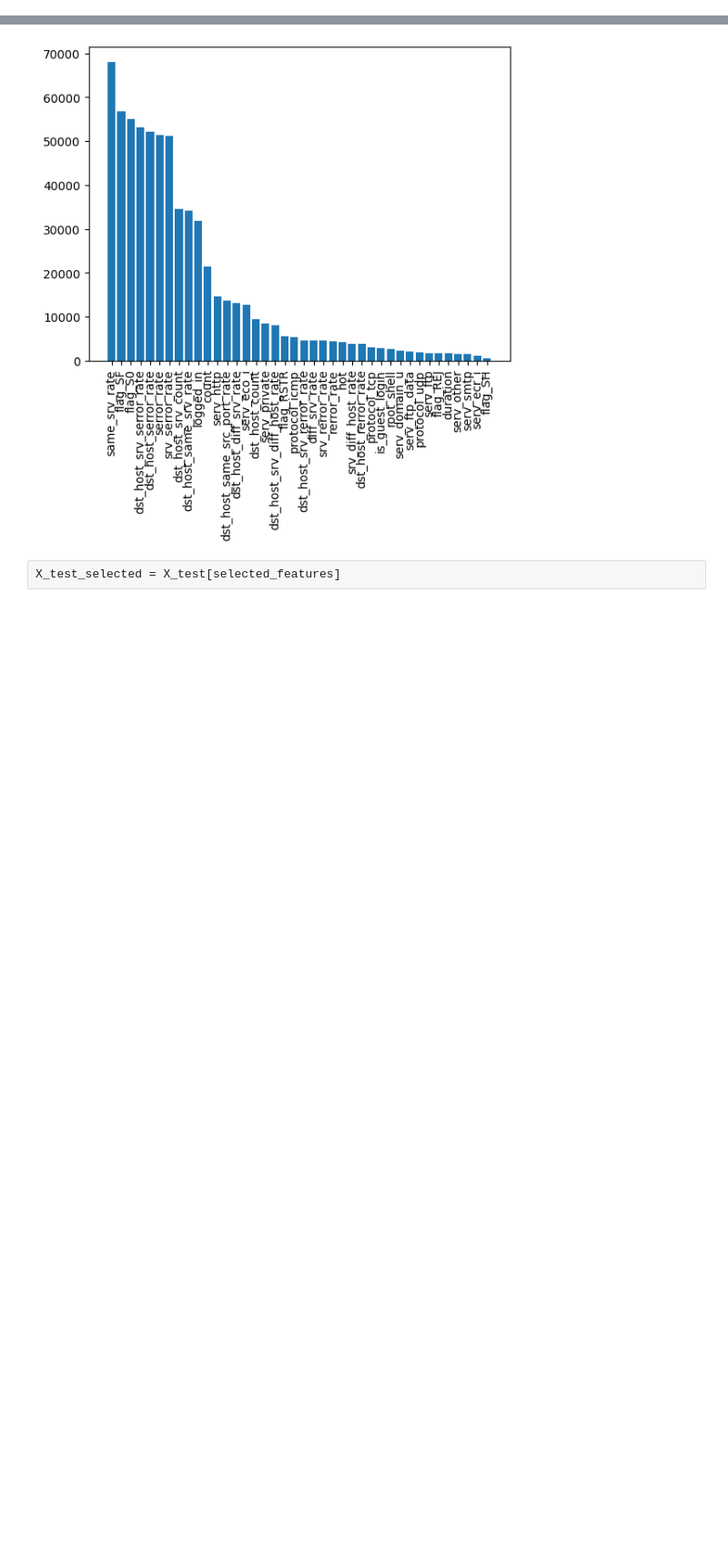
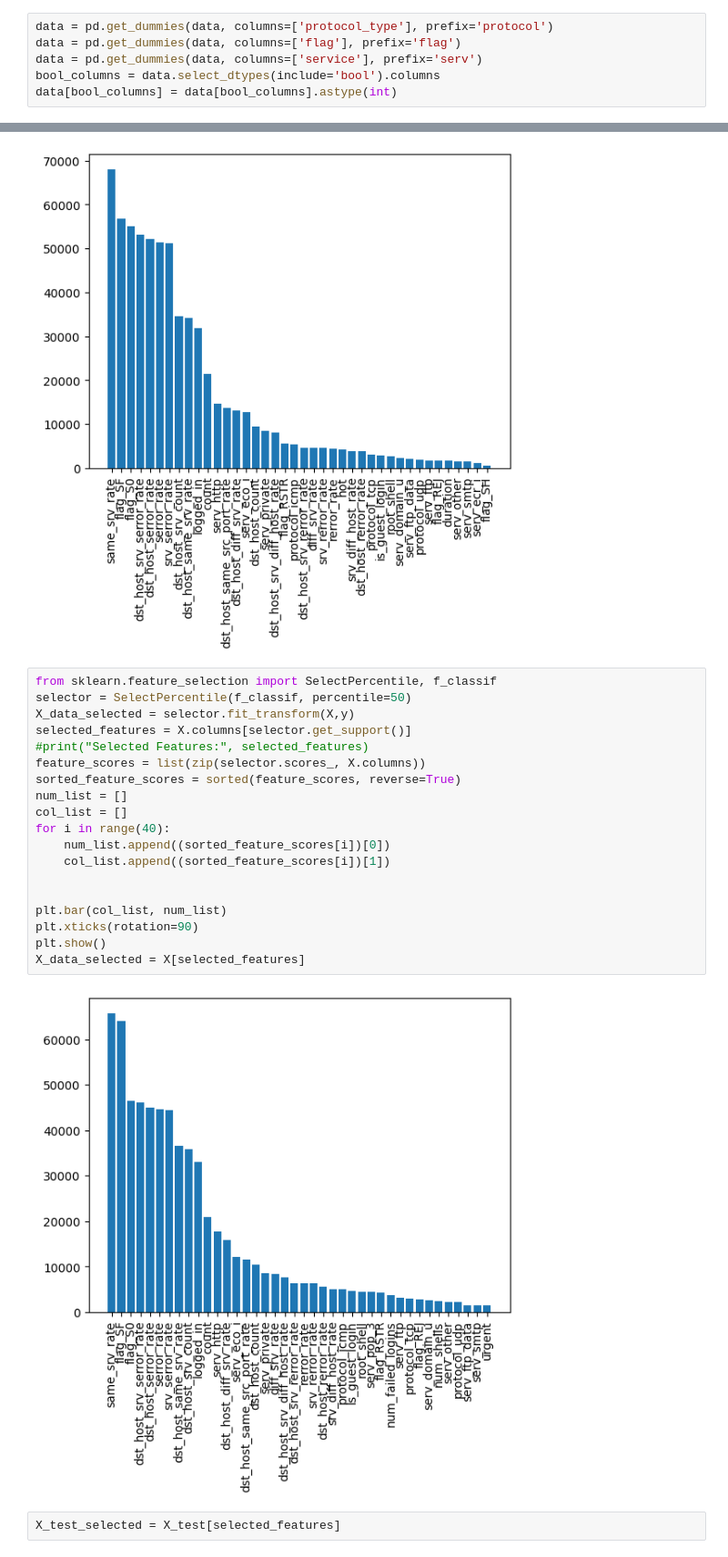
Before and after one commit to dridikalthoum/MLProjectIDS, a Jupyter notebook: organisation.ipynb, the cells around one changed output, grey strips where cells are left out. Shown at 91% size. Cells and saved outputs as stored; diff of their text form; blank space fills up the shorter version.

```diff
--- a/organisation.ipynb
+++ b/organisation.ipynb
@@ -503,6 +534,12 @@ test = pd.get_dummies(test, columns=['flag'], prefix='flag')
 test = pd.get_dummies(test, columns=['service'], prefix='serv')
 bool_columns = test.select_dtypes(include='bool').columns
 test[bool_columns] = test[bool_columns].astype(int)
+# %%
+data = pd.get_dummies(data, columns=['protocol_type'], prefix='protocol')
+data = pd.get_dummies(data, columns=['flag'], prefix='flag')
+data = pd.get_dummies(data, columns=['service'], prefix='serv')
+bool_columns = data.select_dtypes(include='bool').columns
+data[bool_columns] = data[bool_columns].astype(int)
 # %% [markdown]
 <p style="font-family: Arial; font-size:1.5em;color:blue; font-style:bold"><br>
 2.Label Encoding</p><br>
@@ -588,6 +633,27 @@ X_train_selected = X_train[selected_features]
 X_test_selected = X_test[selected_features]
 # %% [output]
 [figure]
+# %%
+from sklearn.feature_selection import SelectPercentile, f_classif
+selector = SelectPercentile(f_classif, percentile=50)
+X_data_selected = selector.fit_transform(X,y)
+selected_features = X.columns[selector.get_support()]
+#print("Selected Features:", selected_features)
+feature_scores = list(zip(selector.scores_, X.columns))
+sorted_feature_scores = sorted(feature_scores, reverse=True)
+num_list = []
+col_list = []
+for i in range(40):
+    num_list.append((sorted_feature_scores[i])[0])
+    col_list.append((sorted_feature_scores[i])[1])
+
+
+plt.bar(col_list, num_list)
+plt.xticks(rotation=90)
+plt.show()
+X_data_selected = X[selected_features]
+# %% [output]
+[figure, added]
 # %%
 X_test_selected = X_test[selected_features]
 # %%
```
Also changed, not shown: parts of 20 cells of this notebook, 1 other file.
